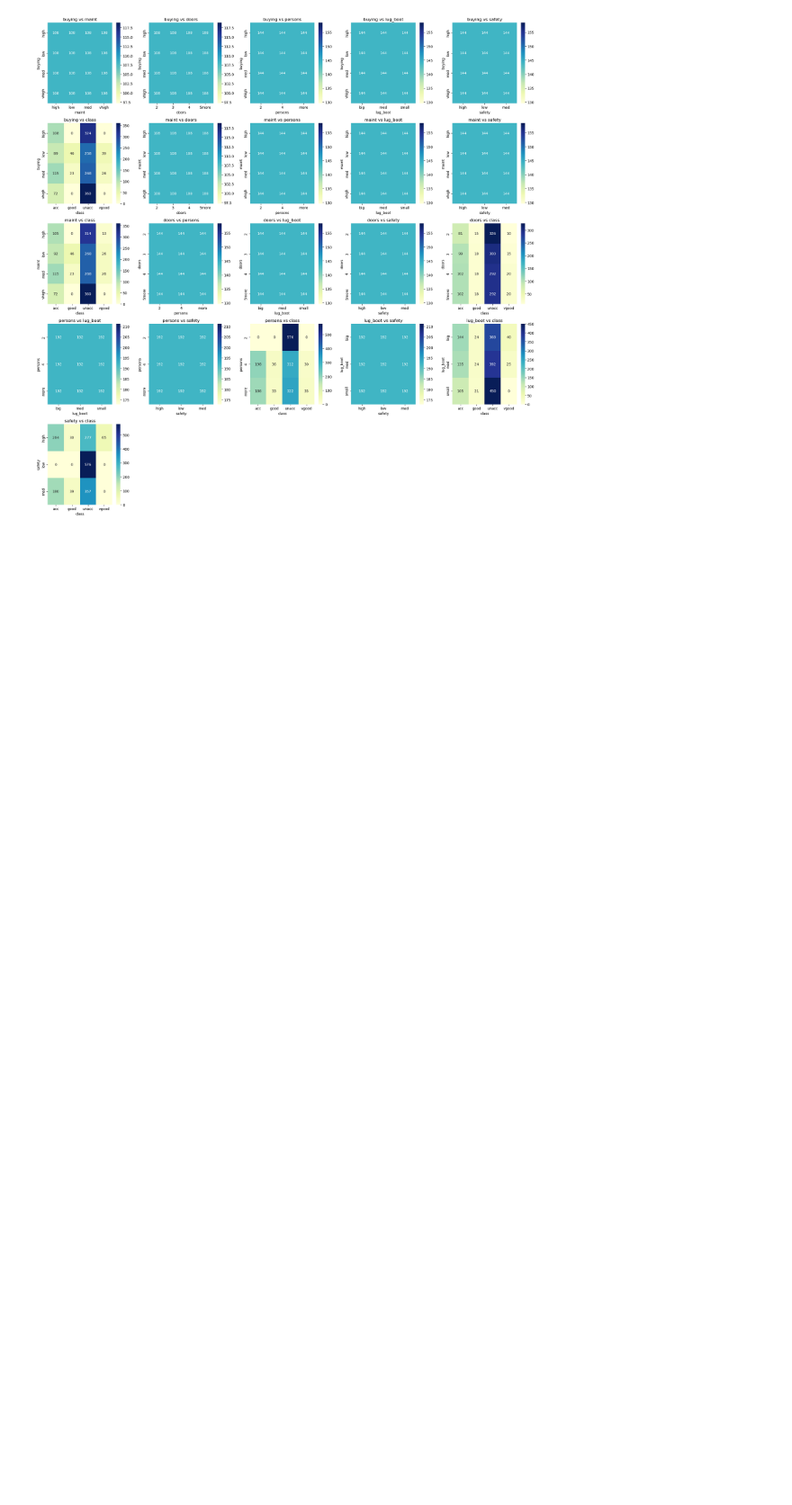
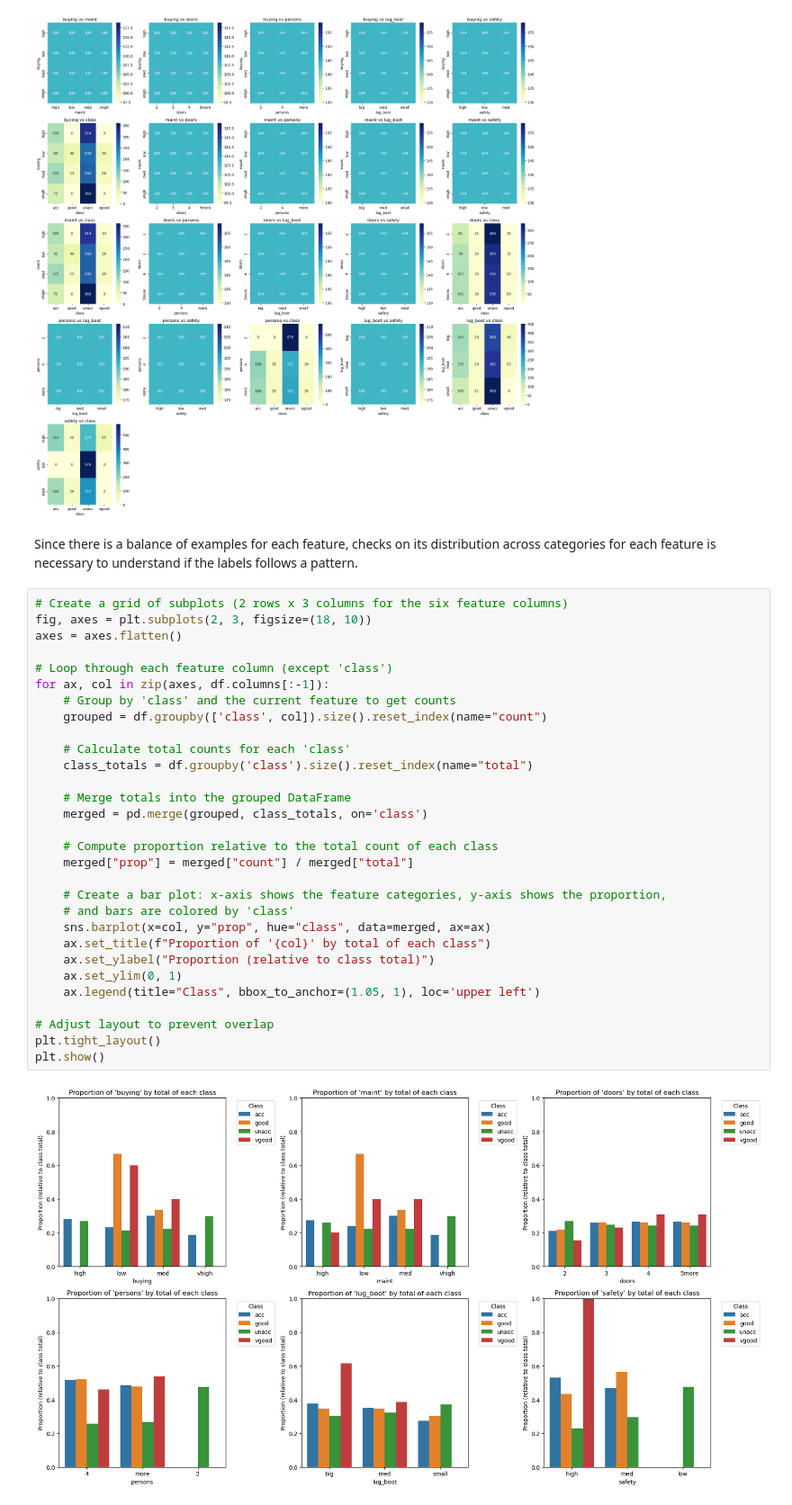
Before and after one commit to depipon/ClassicalML, a Jupyter notebook: 4 Model development for Car evaluation data.ipynb, the cells around one changed output. Shown at 90% size. Cells and saved outputs as stored; diff of their text form; blank space fills up the shorter version.

```diff
--- a/4 Model development for Car evaluation data.ipynb
+++ b/4 Model development for Car evaluation data.ipynb
@@ -118,3 +123,37 @@ plt.tight_layout()
 plt.show()
 # %% [output]
 [figure]
+# %% [markdown]
+Since there is a balance of examples for each feature, checks on its distribution across categories for each feature is necessary to understand if the labels follows a pattern.
+# %%
+# Create a grid of subplots (2 rows x 3 columns for the six feature columns)
+fig, axes = plt.subplots(2, 3, figsize=(18, 10))
+axes = axes.flatten()
+
+# Loop through each feature column (except 'class')
+for ax, col in zip(axes, df.columns[:-1]):
+    # Group by 'class' and the current feature to get counts
+    grouped = df.groupby(['class', col]).size().reset_index(name="count")
+
+    # Calculate total counts for each 'class'
+    class_totals = df.groupby('class').size().reset_index(name="total")
+
+    # Merge totals into the grouped DataFrame
+    merged = pd.merge(grouped, class_totals, on='class')
+
+    # Compute proportion relative to the total count of each class
+    merged["prop"] = merged["count"] / merged["total"]
+
+    # Create a bar plot: x-axis shows the feature categories, y-axis shows the proportion,
+    # and bars are colored by 'class'
+    sns.barplot(x=col, y="prop", hue="class", data=merged, ax=ax)
+    ax.set_title(f"Proportion of '{col}' by total of each class")
+    ax.set_ylabel("Proportion (relative to class total)")
+    ax.set_ylim(0, 1)
+    ax.legend(title="Class", bbox_to_anchor=(1.05, 1), loc='upper left')
+
+# Adjust layout to prevent overlap
+plt.tight_layout()
+plt.show()
+# %% [output]
+[figure, added]
```
Also changed, not shown: parts of 17 cells of this notebook.
